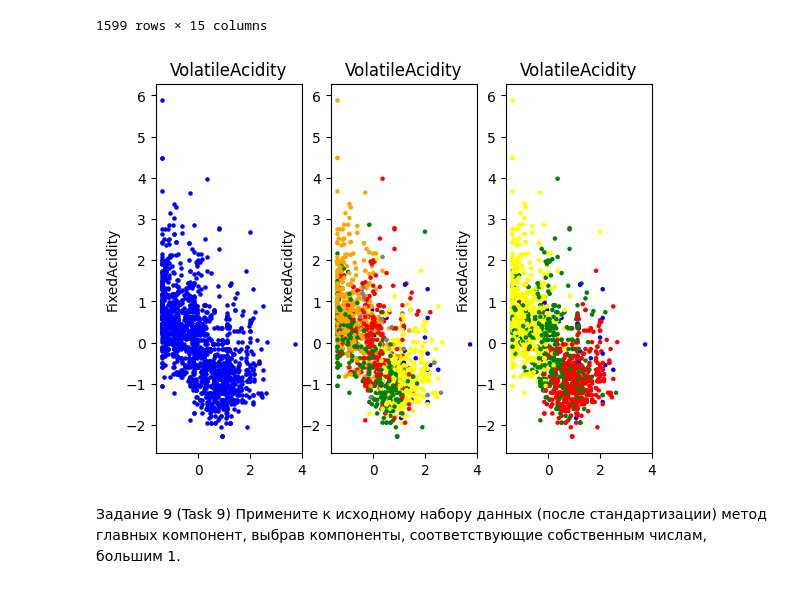
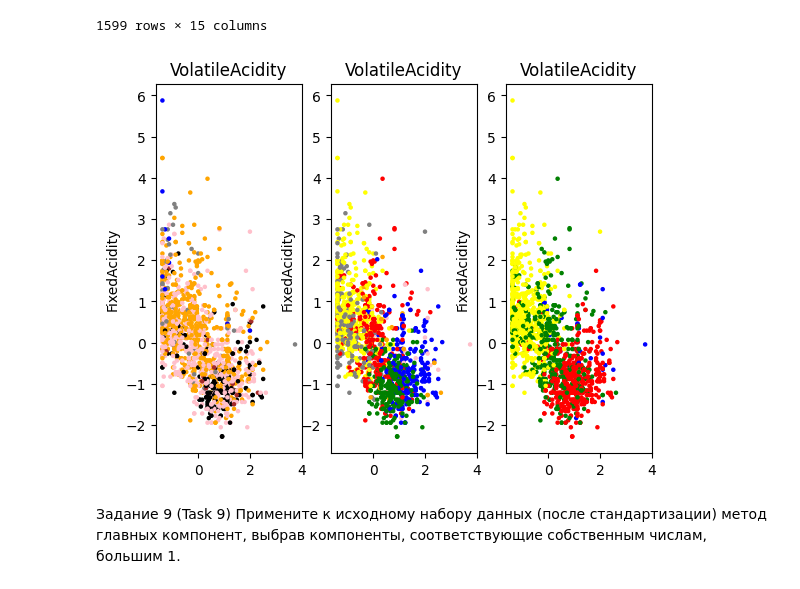
Before and after one commit to gpnwln/labs_projects, a Jupyter notebook: lab_3/lab3.ipynb, the cells around one changed output. Saved outputs shown, nothing was run; the diff lists cells and outputs as text; code cells hidden in the pictures.

```diff
--- a/lab_3/lab3.ipynb
+++ b/lab_3/lab3.ipynb
@@ -449,7 +441,7 @@ df
 # %% [markdown]
 ### Задаем цвета в соответствии с номером классов
 # %%
-colors_map = {'1': 'red', '2': 'green', '3': 'blue', '4': 'grey', '5': 'orange', '6': 'pink', '0': 'yellow'}
+colors_map = {'1': 'red', '2': 'green', '3': 'blue', '4': 'grey', '5': 'orange', '6': 'pink', '0': 'yellow', '7': 'black', '8': 'brown'}
 
 #Копируем датафрейм
 df1 = df.copy()
@@ -457,7 +449,7 @@ df1 = df.copy()
 # df1['color'] = df['Class']
 # df1['color'] = df1['Class'].apply(lambda x: colors_map[x])
 df1['Class'] = df['Class'].astype(str).map(colors_map)
-df1['new_class_real_count'] = df['new_class_real_count'].astype(str).map(colors_map)
+df1['new_class_elbow_method'] = df['new_class_elbow_method'].astype(str).map(colors_map)
 df1['new_class_ward_method'] = df['new_class_ward_method'].astype(str).map(colors_map)
 titles = ['FixedAcidity', 'VolatileAcidity']
 # %%
@@ -481,32 +473,31 @@ df1
 # %%
 # centers = kmeans.cluster_centers_
 
 y = df1.iloc[:, 1]
 x = df1.iloc[:, 2]
 
 ax = plt.subplot(1, 3, 1)
 ax.set_title(titles[1])
 ax.set_ylabel(titles[0])
-
-plt.scatter(x, y, c = 'blue', s = 5) #df1['Class'] Работало, теперь не хочет, хотя сделано аналогично остальным
+plt.scatter(x, y, c = df1['Class'], s = 5) #df1['Class'] Работало, теперь не хочет, хотя сделано аналогично остальным
 # plt.scatter(centers[0][2], centers[0][1], c = ['lime'], s = 200, marker = 'X')
 # plt.scatter(centers[1][2], centers[1][1], c = ['lime'], s = 200, marker = 'X')
 # plt.scatter(centers[2][2], centers[2][1], c = ['lime'], s = 200, marker = 'X')
 
 ax = plt.subplot(1, 3, 2)
 ax.set_title(titles[1])
 ax.set_ylabel(titles[0])
-plt.scatter(x, y, c = df1['new_class_real_count'], s = 5)
+plt.scatter(x, y, c = df1['new_class_elbow_method'], s = 5)
 
 ax = plt.subplot(1, 3, 3)
 ax.set_title(titles[1])
 ax.set_ylabel(titles[0])
 plt.scatter(x, y, c = df1['new_class_ward_method'], s = 5)
 
 # plt.get_current_fig_manager().window.wm_geometry('1400x750+50+50')
 plt.show()
 # %% [output]
-[figure, old version]
+[figure, new version]
 # %% [markdown]
 Задание 9 (Task 9)
 Примените к исходному набору данных (после стандартизации) метод главных
```
Also changed, not shown: parts of 4 cells of this notebook.
